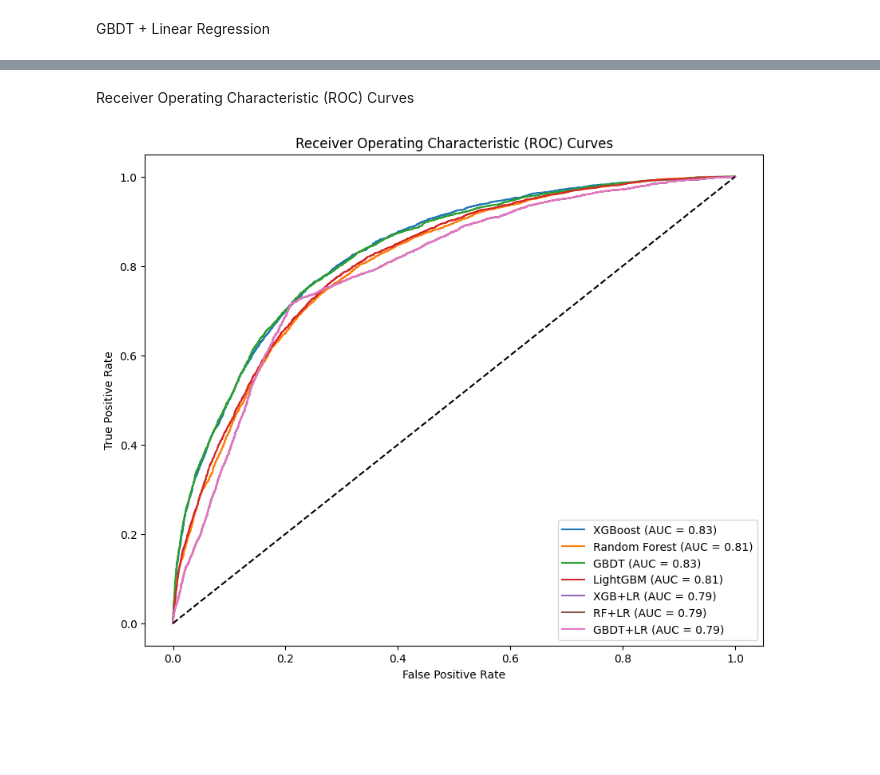
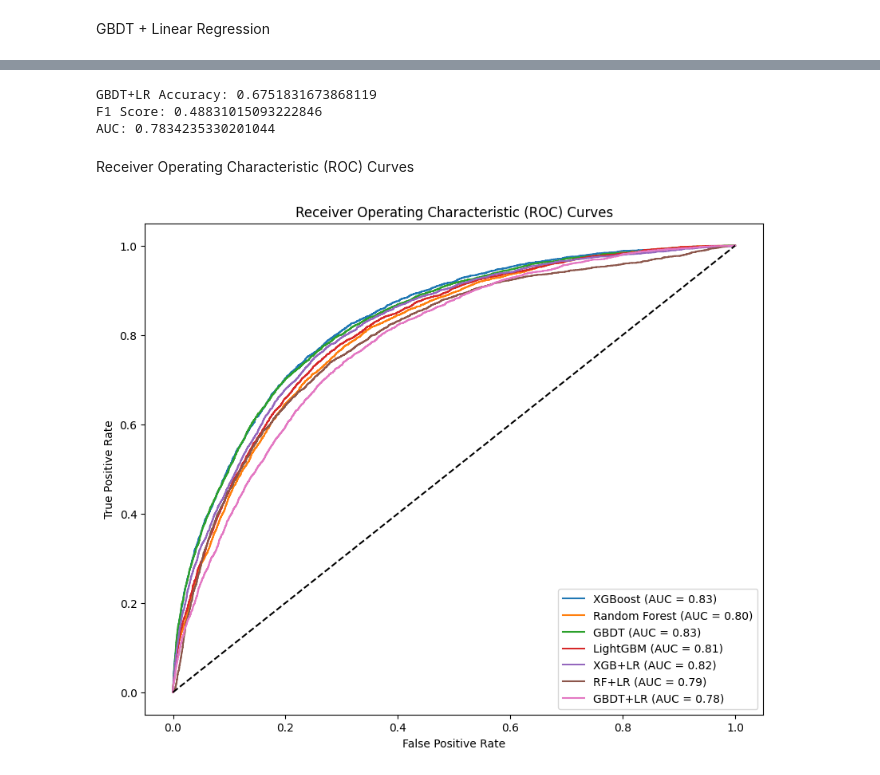
Before and after one commit to Lasya-t07/mini-proj, a Jupyter notebook: newdata.ipynb, the cells around one changed output, grey strips where cells are left out. Drawn from its saved outputs; the diff is of its cells as text; code cells hidden in the pictures; blank space fills up the shorter version.

```diff
--- a/newdata.ipynb
+++ b/newdata.ipynb
@@ -56,6 +57,7 @@ Handling missing data
 data = data.dropna(subset=['E-Invoicing offered'])
 # %%
 data['Payments made in the reporting period'].fillna(0, inplace=True)
+data['Suppliers notified of changes'].fillna(1, inplace=True)
 # %%
 for col in numerical_features:
     data[col] = data[col].fillna(data[col].mean())
@@ -148,8 +151,7 @@ for column in categorical_columns:
 data1 = data.drop(columns=[ '% Invoices paid within 30 days',
                             '% Invoices paid later than 60 days',
                             'Suppliers notified of changes',
-                            'Policy covers charges for remaining on supplier list',
-                            'Payments made in the reporting period'])
+                            'Policy covers charges for remaining on supplier list',])
 # %%
 # Splitting the data into train and test
 X_train, X_test, y_train, y_test = train_test_split(data1.drop(columns=['flag']), data1['flag'], test_size=0.3, random_state=42)
@@ -442,51 +407,63 @@ AUC: 0.7103130249035187
+# %%
+# Level 0 model - Gradient Boosting Decision Tree
+gbdt_model = GradientBoostingRegressor()
+gbdt_model.fit(X_train_oversampled, y_train_oversampled)
+
+# Make predictions on the training data using Gradient Boosting Decision Tree
+gbdt_preds_train = gbdt_model.predict(X_train_oversampled)
+
+# Level 1 model (Meta-learner) - Linear Regression
+# Create new dataset for Level 1 model (combine original features and Gradient Boosting Decision Tree predictions)
+X_train_level1 = np.concatenate((X_train_oversampled, gbdt_preds_train.reshape(-1, 1)), axis=1)
+level1_model = LinearRegression()
+level1_model.fit(X_train_level1, y_train_oversampled)
+
+# Make final predictions on unseen data
+# Step 1: Predict using Gradient Boosting Decision Tree on test data
+gbdt_preds_test = gbdt_model.predict(X_test)
+
+# Step 2: Combine predictions with original features for Level 1 model
+X_test_level1 = np.concatenate((X_test, gbdt_preds_test.reshape(-1, 1)), axis=1)
+
+# Step 3: Make final predictions using Level 1 model (Linear Regression)
+y_pred_gbdtlr = level1_model.predict(X_test_level1)
+
+# Convert predictions to binary values
+y_pred_gbdtlr_bins = [1 if pred > 0.5 else 0 for pred in y_pred_gbdtlr]
+
+# Calculate accuracy
+accuracy_gbdtlr = accuracy_score(y_test, y_pred_gbdtlr_bins)
+print("GBDT+LR Accuracy:", accuracy_gbdtlr)
+
+# Calculate F1 score
+f1_gbdtlr = f1_score(y_test, y_pred_gbdtlr_bins)
+print("F1 Score:", f1_gbdtlr)
+
+# Calculate AUC
+fpr_gbdtlr, tpr_gbdtlr, _ = roc_curve(y_test, y_pred_gbdtlr)
+auc_gbdtlr = auc(fpr_gbdtlr, tpr_gbdtlr)
+print("AUC:", auc_gbdtlr)
+# %% [output]
+GBDT+LR Accuracy: 0.6751831673868119
+F1 Score: 0.48831015093222846
+AUC: 0.7834235330201044
 # %% [markdown]
 Receiver Operating Characteristic (ROC) Curves
 # %%
-# Define the true labels
-y_true = y_test
-
-# Define the predicted probabilities for each model
-y_pred_xgb = xgb_clf.predict_proba(X_test)[:, 1]
-y_pred_rf = rf_clf.predict_proba(X_test)[:, 1]
-y_pred_gbdt = gbdt_clf.predict_proba(X_test)[:, 1]
-y_pred_lgb = lgb_clf.predict(X_test)
-y_pred_xgblr = [hybrid_predict(i) for i in X_test.values]
-y_pred_rflr = [hybrid_predict(i) for i in X_test.values]
-y_pred_gbdtlr = [hybrid_predict(i) for i in X_test.values]
-
-
-# Calculate the false positive rate and true positive rate for each model
-fpr_xgb, tpr_xgb, _ = roc_curve(y_true, y_pred_xgb)
-fpr_rf, tpr_rf, _ = roc_curve(y_true, y_pred_rf)
-fpr_gbdt, tpr_gbdt, _ = roc_curve(y_true, y_pred_gbdt)
-fpr_lgb, tpr_lgb, _ = roc_curve(y_true, y_pred_lgb)
-fpr_xgblr, tpr_xgblr, _ = roc_curve(y_true, y_pred_xgblr)
-fpr_rflr, tpr_rflr, _ = roc_curve(y_true, y_pred_rflr)
-fpr_gbdtlr, tpr_gbdtlr, _ = roc_curve(y_true, y_pred_gbdtlr)
-
-# Calculate the AUC for each model
-auc_xgb = auc(fpr_xgb, tpr_xgb)
-auc_rf = auc(fpr_rf, tpr_rf)
-auc_gbdt = auc(fpr_gbdt, tpr_gbdt)
-auc_lgb = auc(fpr_lgb, tpr_lgb)
-auc_xgblr = auc(fpr_xgblr, tpr_xgblr)
-auc_rflr = auc(fpr_rflr, tpr_rflr)
-auc_gbdtlr = auc(fpr_gbdtlr, tpr_gbdtlr)
-
 # Plot the ROC curves
 plt.figure(figsize=(10, 8))
 plt.plot(fpr_xgb, tpr_xgb, label=f'XGBoost (AUC = {auc_xgb:.2f})')
 plt.plot(fpr_rf, tpr_rf, label=f'Random Forest (AUC = {auc_rf:.2f})')
 plt.plot(fpr_gbdt, tpr_gbdt, label=f'GBDT (AUC = {auc_gbdt:.2f})')
 plt.plot(fpr_lgb, tpr_lgb, label=f'LightGBM (AUC = {auc_lgb:.2f})')
 plt.plot(fpr_xgblr, tpr_xgblr, label=f'XGB+LR (AUC = {auc_xgblr:.2f})')
 plt.plot(fpr_rflr, tpr_rflr, label=f'RF+LR (AUC = {auc_rflr:.2f})')
 plt.plot(fpr_gbdtlr, tpr_gbdtlr, label=f'GBDT+LR (AUC = {auc_gbdtlr:.2f})')
 plt.plot([0, 1], [0, 1], 'k--')
 plt.xlabel('False Positive Rate')
 plt.ylabel('True Positive Rate')
 plt.title('Receiver Operating Characteristic (ROC) Curves')
 plt.legend()
 plt.show()
 # %% [output]
-[figure, old version]
+[figure, new version]
```
Also changed, not shown: parts of 22 cells of this notebook, 5 other files.
